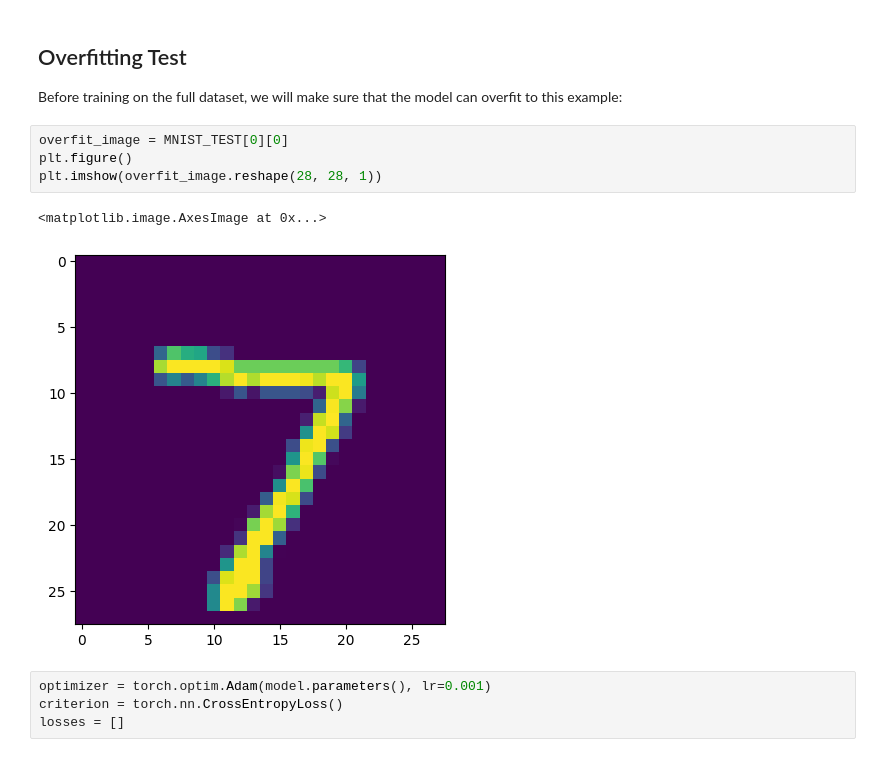
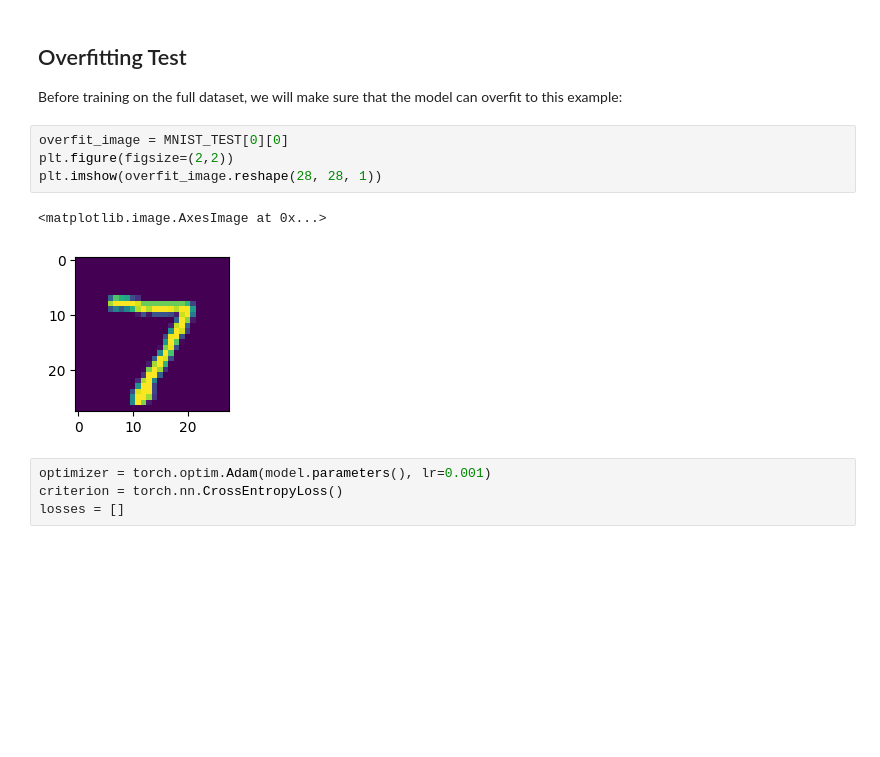
Before and after one commit to necrashter/SaShiMi-796, a Jupyter notebook: S4-MNIST-Demo.ipynb, the cells around one changed output. Drawn from its saved outputs; the diff is of its cells as text; blank space fills up the shorter version.

```diff
--- a/S4-MNIST-Demo.ipynb
+++ b/S4-MNIST-Demo.ipynb
@@ -158,11 +157,11 @@ Sequential(
 Before training on the full dataset, we will make sure that the model can overfit to this example:
 # %%
 overfit_image = MNIST_TEST[0][0]
-plt.figure()
+plt.figure(figsize=(2,2))
 plt.imshow(overfit_image.reshape(28, 28, 1))
 # %% [output]
 <matplotlib.image.AxesImage at 0x...>
-[figure, old version]
+[figure, new version]
 # %%
 optimizer = torch.optim.Adam(model.parameters(), lr=0.001)
 criterion = torch.nn.CrossEntropyLoss()
```
Also changed, not shown: parts of 22 cells of this notebook, 1 other file.
